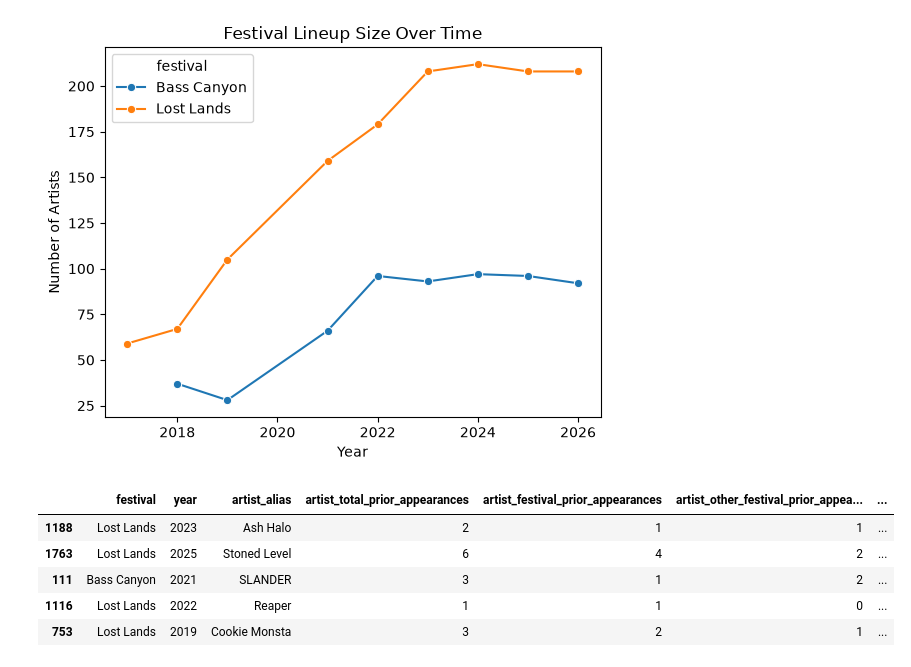
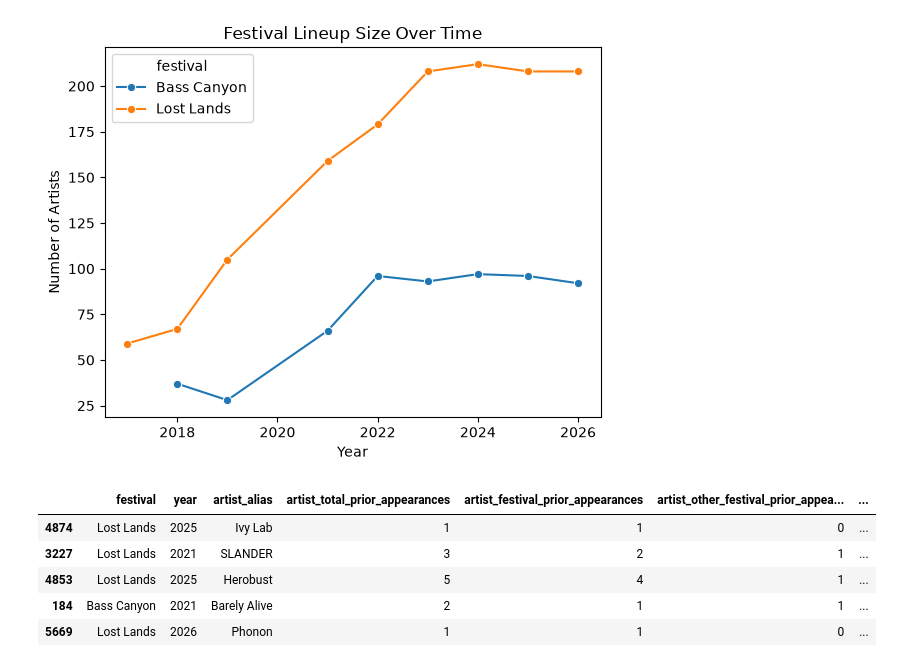
Before and after one commit to KeaganRee/cst499-capstone-lineups, a Jupyter notebook: notebooks/1_data_exploration.ipynb, the cells around one changed output. Cells and saved outputs as stored; diff of their text form; code cells hidden in the pictures.

```diff
--- a/notebooks/1_data_exploration.ipynb
+++ b/notebooks/1_data_exploration.ipynb
@@ -38,13 +38,13 @@ plt.show()
 # %% [output]
 [figure]
 # %%
-features = pd.read_csv("../data/processed/lineup_features.csv")
+features = pd.read_csv("../data/processed/features.csv")
 
 features.sample(5)
 # %% [output]
 |  | festival | year | artist_alias | artist_total_prior_appearances | artist_festival_prior_appearances | artist_other_festival_prior_appea... | ... |
-| 1188 | Lost Lands | 2023 | Ash Halo | 2 | 1 | 1 | ... |
-| 1763 | Lost Lands | 2025 | Stoned Level | 6 | 4 | 2 | ... |
-| 111 | Bass Canyon | 2021 | SLANDER | 3 | 1 | 2 | ... |
-| 1116 | Lost Lands | 2022 | Reaper | 1 | 1 | 0 | ... |
-| 753 | Lost Lands | 2019 | Cookie Monsta | 3 | 2 | 1 | ... |
+| 4874 | Lost Lands | 2025 | Ivy Lab | 1 | 1 | 0 | ... |
+| 3227 | Lost Lands | 2021 | SLANDER | 3 | 2 | 1 | ... |
+| 4853 | Lost Lands | 2025 | Herobust | 5 | 4 | 1 | ... |
+| 184 | Bass Canyon | 2021 | Barely Alive | 2 | 1 | 1 | ... |
+| 5669 | Lost Lands | 2026 | Phonon | 1 | 1 | 0 | ... |
```
Also changed, not shown: parts of 1 cell of this notebook, 3 other files.
